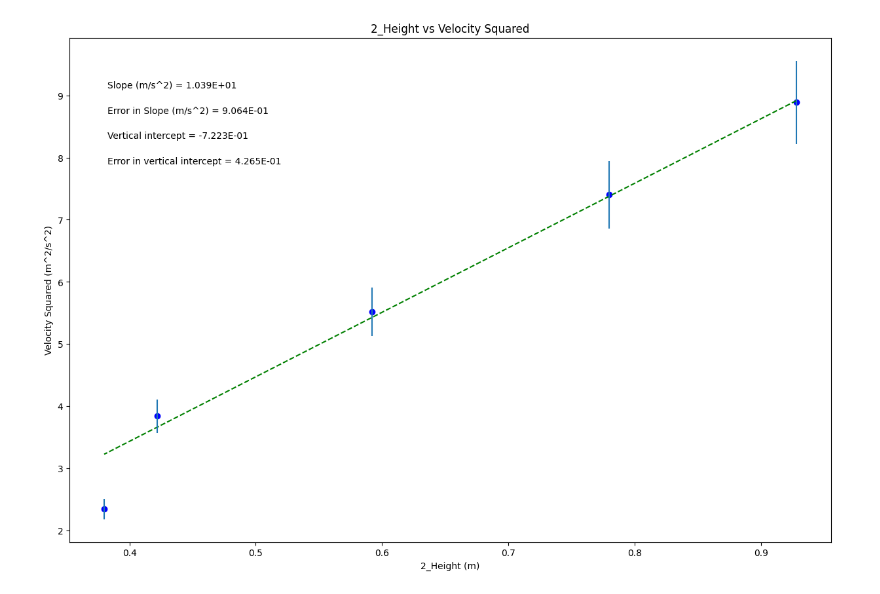
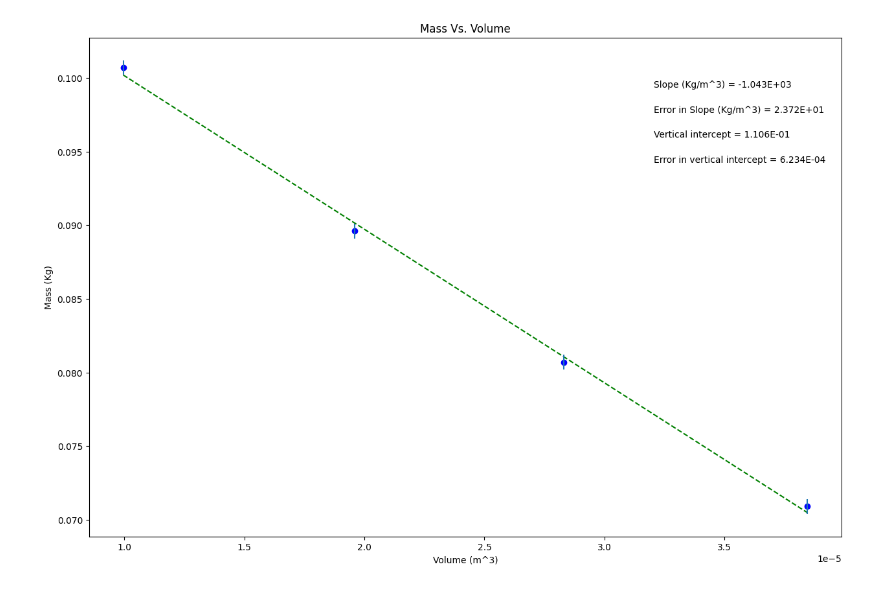
Before and after one commit to ELoran2435/PHYSICS215N2024, a Jupyter notebook: PHSXlab_plotting_template_(EL24).ipynb, the cells around one changed output. Cells and saved outputs as stored; diff of their text form; code cells hidden in the pictures.

```diff
--- a/PHSXlab_plotting_template_(EL24).ipynb
+++ b/PHSXlab_plotting_template_(EL24).ipynb
@@ -19,33 +19,33 @@ import matplotlib.pyplot as plt
 #variable names should start with a letter and must contain only letters, numbers, and underscores
 
 
-Height = np.array([.928, .78, .592, .422, .38])
+Volume = np.array([0.000009953671538, 0.00001958058113, 0.0000283026115, 0.00003845736731])
 
-Velocitysquared = np.array([8.89, 7.40, 5.52, 3.84, 2.34])
+Mass = np.array([0.1007, 0.0896, 0.0807, 0.0709])
 
-err_Velocitysquared = np.array([.67, .54, .39, .27, .16])
+err_Mass = np.array([0.0005, 0.0005, 0.0005, 0.0005])
 
 
 
 #Re-assign variables as x, y, dy so that the remaining plotting code may remain generic
 #UPDATE VARIABLE NAMES (ON RHS OF EACH EQUAL SIGN) TO MATCH VARIABLE NAMES FOR DATA ABOVE
 
-x = Height             #this should be the array you want to plot on the x axis
-y = Velocitysquared             #this should be the array you want to plot on the y axis
-dy = err_Velocitysquared        #this should be your error in y array
+x = Volume            #this should be the array you want to plot on the x axis
+y = Mass             #this should be the array you want to plot on the y axis
+dy = err_Mass        #this should be your error in y array
 
 
 #UPDATE EACH OF THESE 4 STRINGS FOR YOUR PLOT LABELS AS YOU WANT THEM TO APPEAR
 
-plot_title= '2_Height vs Velocity Squared'
-x_label= '2_Height (m)'
-y_label= 'Velocity Squared (m^2/s^2)'
-slope_units= 'm/s^2'
+plot_title= 'Mass Vs. Volume'
+x_label= 'Volume (m^3)'
+y_label= 'Mass (Kg)'
+slope_units= 'Kg/m^3'
 
 #UPDATE ANNOTATION PLACEMENT SO IT'S OUT OF WAY OF PLOTTED DATA AND BEST FIT LINE
 #integer from 1 to 4, top R corner is 1 (counter-clockwise from there)
 
-annotation_placement=2
+annotation_placement=1
 
 
 #-----------------------------------------------------------------------#
@@ -92,31 +92,31 @@ elif annotation_placement==3 or annotation_placement==4:
 #Don't need to change anything in this section!
 
 #Plot data on graph. Plot error bars and place values for slope,
 #error in slope, and vertical intercept (plus error) on the plot using "annotate"
 
 plt.figure(figsize=(15,10))
 
 plt.plot(x, fit, color='green', linestyle='--')
 plt.scatter(x, y, color='blue', marker='o')
 
 plt.xlabel(x_label)
 plt.ylabel(y_label)
 plt.title(plot_title)
 
 plt.errorbar(x, y, yerr=dy, xerr=None, fmt="none") #don't need to plot x error bars
 
 plt.annotate('Slope ({}) = {value:.{digits}E}'.format(slope_units,value=m, digits=3),
              (xpos, ypos[0]), xycoords='axes fraction')
 
 plt.annotate('Error in Slope ({}) = {value:.{digits}E}'.format(slope_units,value=dm, digits=3),
              (xpos, ypos[1]), xycoords='axes fraction')
 
 plt.annotate('Vertical intercept = {value:.{digits}E}'.format(value=b, digits=3),
              (xpos, ypos[2]), xycoords='axes fraction')
 
 plt.annotate('Error in vertical intercept = {value:.{digits}E}'.format(value=db, digits=3),
              (xpos, ypos[3]), xycoords='axes fraction')
 
 plt.show()
 # %% [output]
-[figure, old version]
+[figure, new version]
```
